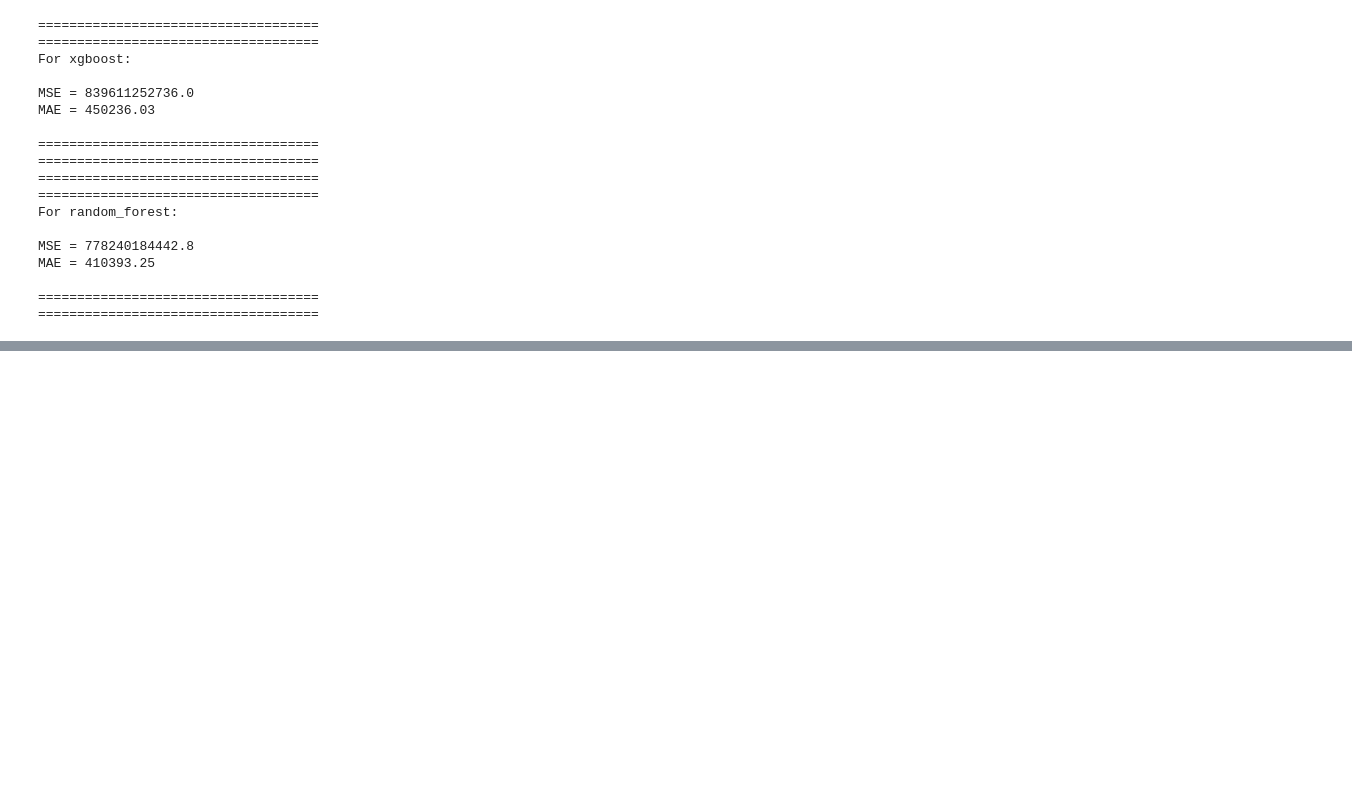
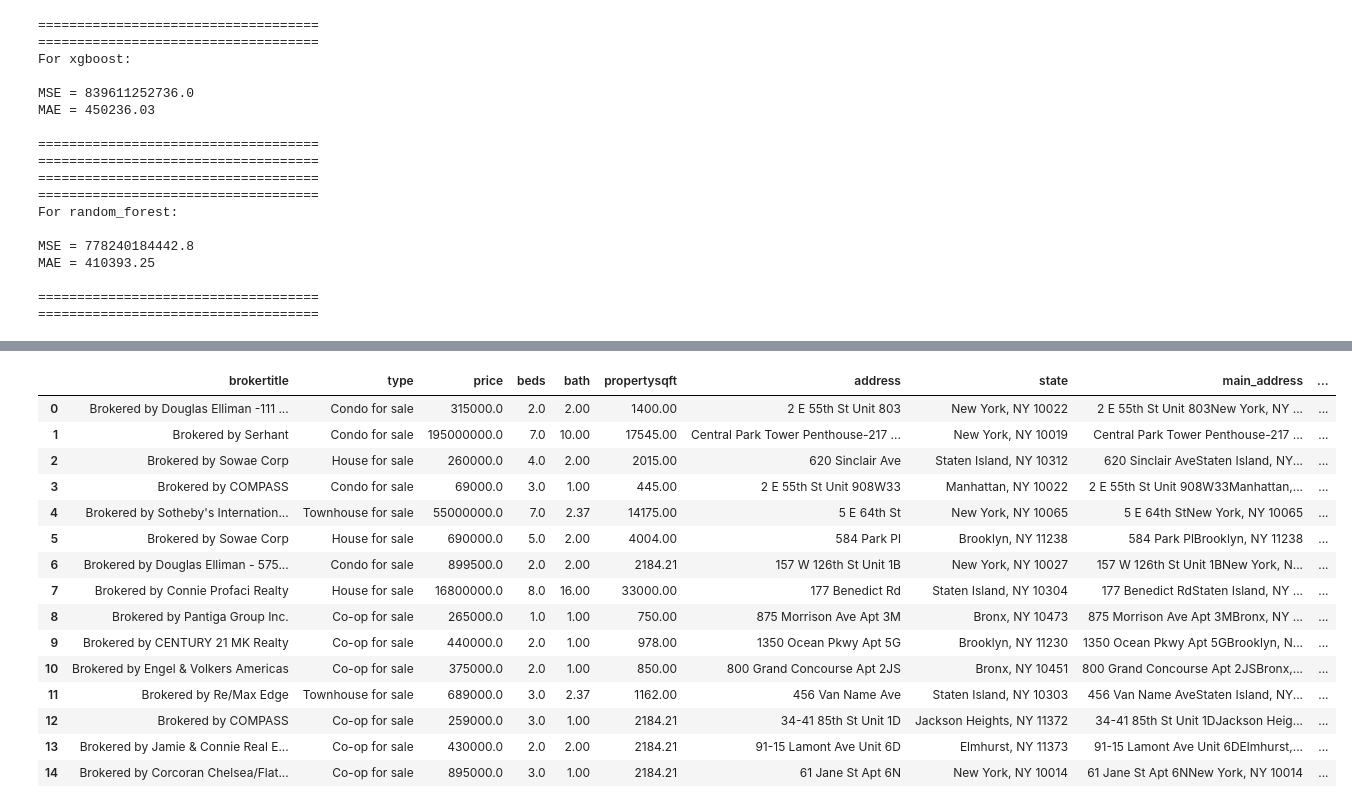
Before and after one commit to T1burski/ny-housing-ml-llm, a Jupyter notebook: eda.ipynb, the cells around one changed output, grey strips where cells are left out. Drawn from its saved outputs; the diff is of its cells as text; code cells hidden in the pictures; blank space fills up the shorter version.

```diff
--- a/eda.ipynb
+++ b/eda.ipynb
@@ -201,0 +302,28 @@ MAE = 410393.25
+# %%
+target = 'price'
+features = ["bath", "beds", "propertysqft", "latitude", "longitude"]
+
+all_columns = features
+all_columns.append(target)
+
+for c in all_columns:
+    df[c] = pd.to_numeric(df[c], errors='coerce')
+# %%
+df.head(15)
+# %% [output]
+|  | brokertitle | type | price | beds | bath | propertysqft | address | state | main_address | ... |
+| 0 | Brokered by Douglas Elliman -111 ... | Condo for sale | 315000.0 | 2.0 | 2.00 | 1400.00 | 2 E 55th St Unit 803 | New York, NY 10022 | 2 E 55th St Unit 803New York, NY ... | ... |
+| 1 | Brokered by Serhant | Condo for sale | 195000000.0 | 7.0 | 10.00 | 17545.00 | Central Park Tower Penthouse-217 ... | New York, NY 10019 | Central Park Tower Penthouse-217 ... | ... |
+| 2 | Brokered by Sowae Corp | House for sale | 260000.0 | 4.0 | 2.00 | 2015.00 | 620 Sinclair Ave | Staten Island, NY 10312 | 620 Sinclair AveStaten Island, NY... | ... |
+| 3 | Brokered by COMPASS | Condo for sale | 69000.0 | 3.0 | 1.00 | 445.00 | 2 E 55th St Unit 908W33 | Manhattan, NY 10022 | 2 E 55th St Unit 908W33Manhattan,... | ... |
+| 4 | Brokered by Sotheby's Internation... | Townhouse for sale | 55000000.0 | 7.0 | 2.37 | 14175.00 | 5 E 64th St | New York, NY 10065 | 5 E 64th StNew York, NY 10065 | ... |
+| 5 | Brokered by Sowae Corp | House for sale | 690000.0 | 5.0 | 2.00 | 4004.00 | 584 Park Pl | Brooklyn, NY 11238 | 584 Park PlBrooklyn, NY 11238 | ... |
+| 6 | Brokered by Douglas Elliman - 575... | Condo for sale | 899500.0 | 2.0 | 2.00 | 2184.21 | 157 W 126th St Unit 1B | New York, NY 10027 | 157 W 126th St Unit 1BNew York, N... | ... |
+| 7 | Brokered by Connie Profaci Realty | House for sale | 16800000.0 | 8.0 | 16.00 | 33000.00 | 177 Benedict Rd | Staten Island, NY 10304 | 177 Benedict RdStaten Island, NY ... | ... |
+| 8 | Brokered by Pantiga Group Inc. | Co-op for sale | 265000.0 | 1.0 | 1.00 | 750.00 | 875 Morrison Ave Apt 3M | Bronx, NY 10473 | 875 Morrison Ave Apt 3MBronx, NY ... | ... |
+| 9 | Brokered by CENTURY 21 MK Realty | Co-op for sale | 440000.0 | 2.0 | 1.00 | 978.00 | 1350 Ocean Pkwy Apt 5G | Brooklyn, NY 11230 | 1350 Ocean Pkwy Apt 5GBrooklyn, N... | ... |
+| 10 | Brokered by Engel & Volkers Americas | Co-op for sale | 375000.0 | 2.0 | 1.00 | 850.00 | 800 Grand Concourse Apt 2JS | Bronx, NY 10451 | 800 Grand Concourse Apt 2JSBronx,... | ... |
+| 11 | Brokered by Re/Max Edge | Townhouse for sale | 689000.0 | 3.0 | 2.37 | 1162.00 | 456 Van Name Ave | Staten Island, NY 10303 | 456 Van Name AveStaten Island, NY... | ... |
+| 12 | Brokered by COMPASS | Co-op for sale | 259000.0 | 3.0 | 1.00 | 2184.21 | 34-41 85th St Unit 1D | Jackson Heights, NY 11372 | 34-41 85th St Unit 1DJackson Heig... | ... |
+| 13 | Brokered by Jamie & Connie Real E... | Co-op for sale | 430000.0 | 2.0 | 2.00 | 2184.21 | 91-15 Lamont Ave Unit 6D | Elmhurst, NY 11373 | 91-15 Lamont Ave Unit 6DElmhurst,... | ... |
+| 14 | Brokered by Corcoran Chelsea/Flat... | Co-op for sale | 895000.0 | 3.0 | 1.00 | 2184.21 | 61 Jane St Apt 6N | New York, NY 10014 | 61 Jane St Apt 6NNew York, NY 10014 | ... |
```
Also changed, not shown: parts of 4 cells of this notebook, 22 other files.
